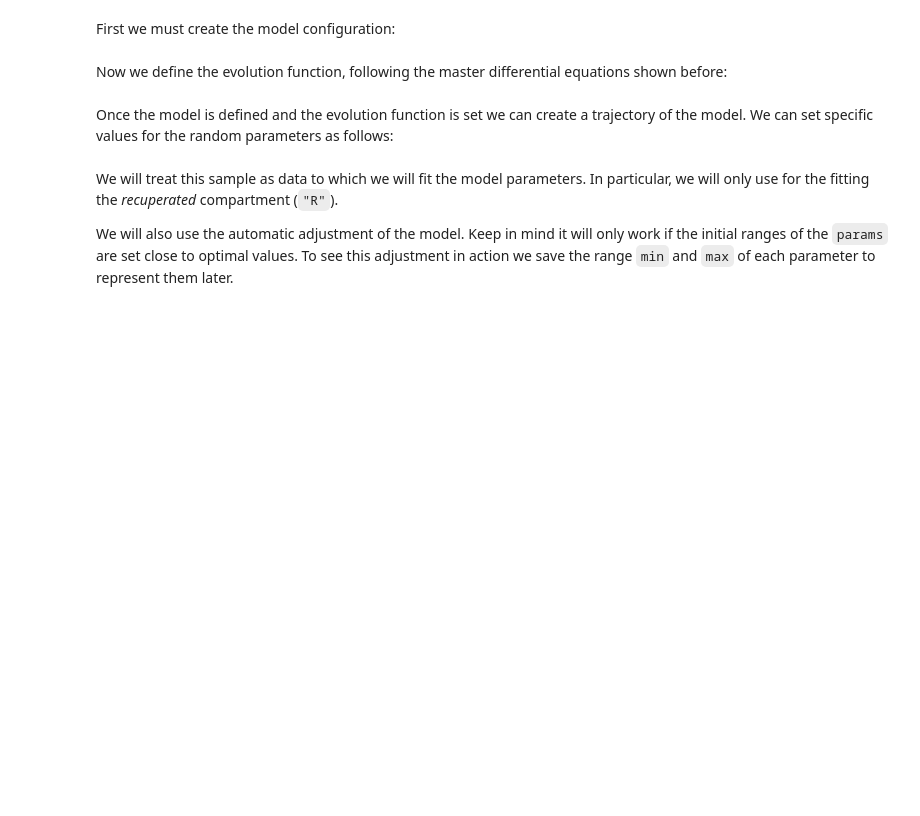
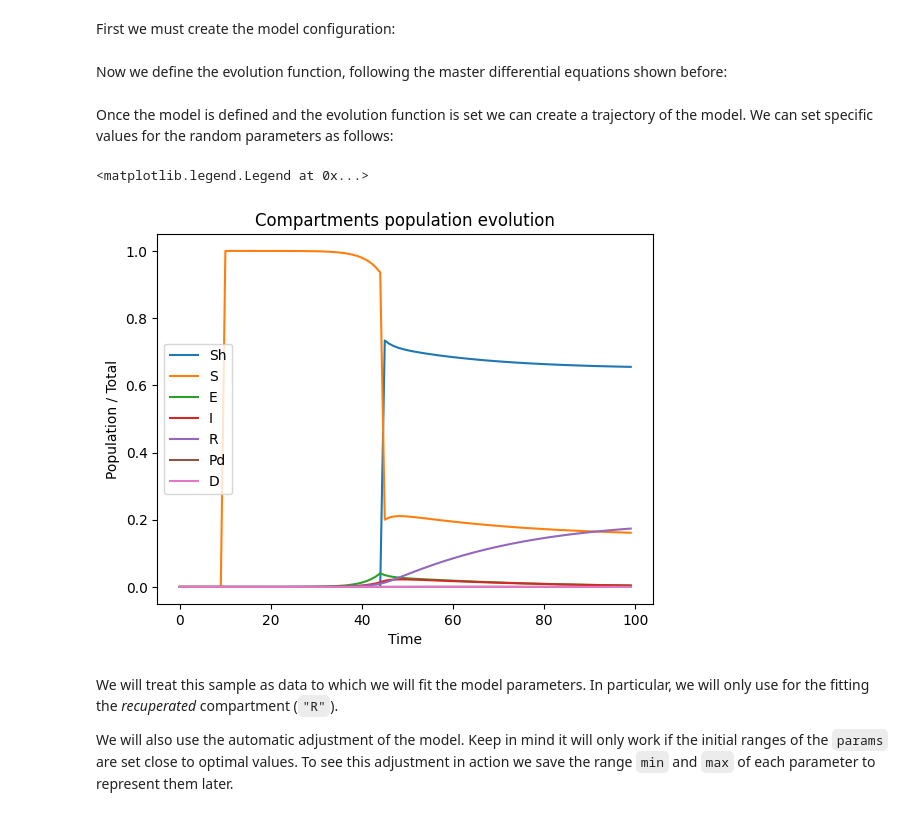
Before and after one commit to QuanticPony/compartmental, a Jupyter notebook: examples/my_model.ipynb, the cells around one changed output. Saved outputs shown, nothing was run; the diff lists cells and outputs as text; code cells hidden in the pictures; blank space fills up the shorter version.

```diff
--- a/examples/my_model.ipynb
+++ b/examples/my_model.ipynb
@@ -149,3 +153,23 @@ sample, sample_params = compartmental.util.get_model_sample_trajectory(
+# %%
+list_of_sample_lines = []
+_range = numpy.arange(model["simulation"]["n_steps"])
+
+for s in sample:
+    list_of_sample_lines.append(_range)
+    list_of_sample_lines.append(s)
+    list_of_sample_lines.append('-')
+
+sample_lines = plt.plot(*list_of_sample_lines)
+for line, compartment in zip(sample_lines, model["compartments"]):
+    line.set_label(compartment)
+
+plt.title("Compartments population evolution")
+plt.xlabel("Time")
+plt.ylabel("Population / Total")
+plt.legend()
+# %% [output]
+<matplotlib.legend.Legend at 0x...>
+[figure, added]
 # %% [markdown]
 We will treat this sample as data to which we will fit the model parameters. In particular, we will only use for the fitting the *recuperated* compartment (`"R"`).
 
```
Also changed, not shown: parts of 10 cells of this notebook, 27 other files.
